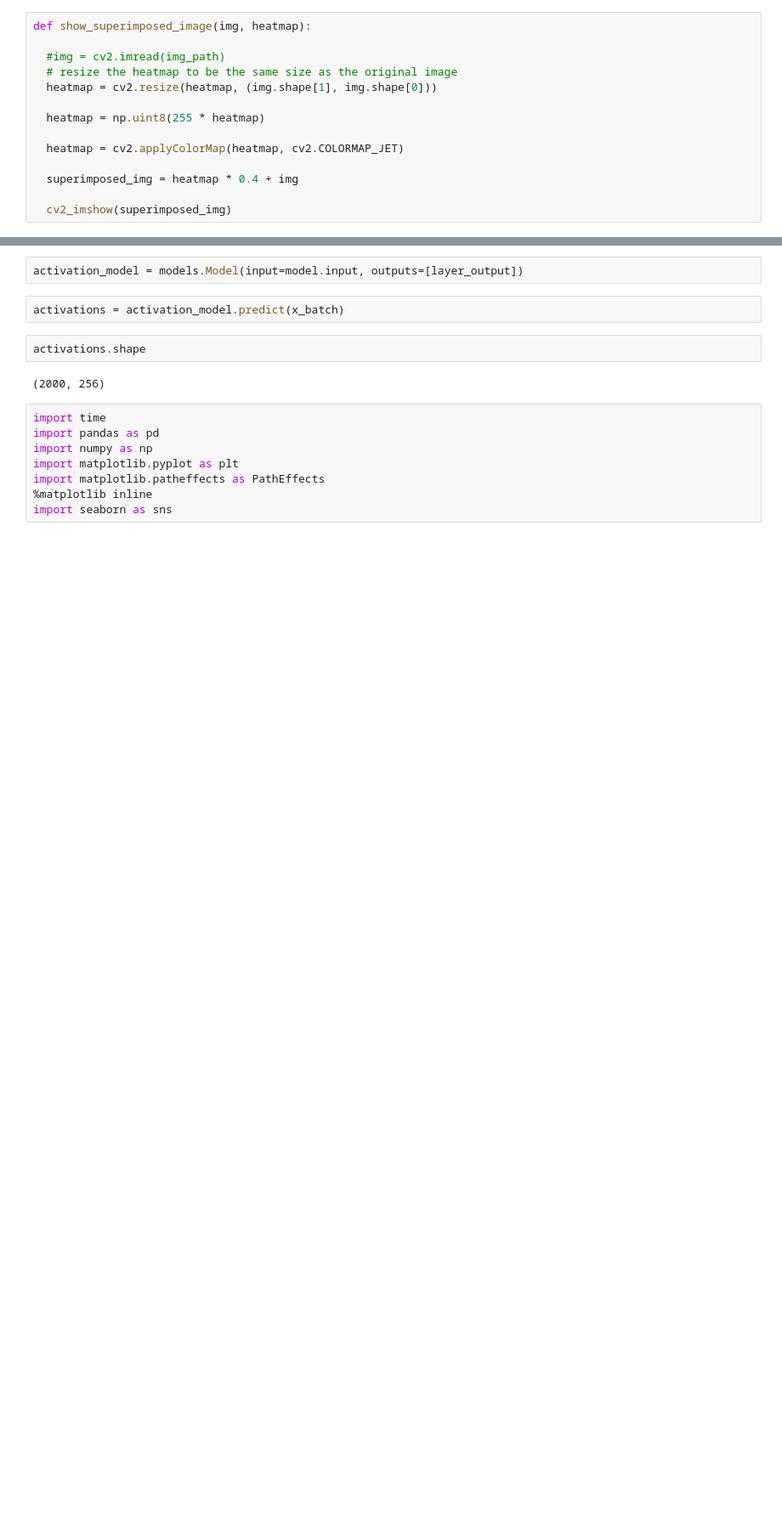
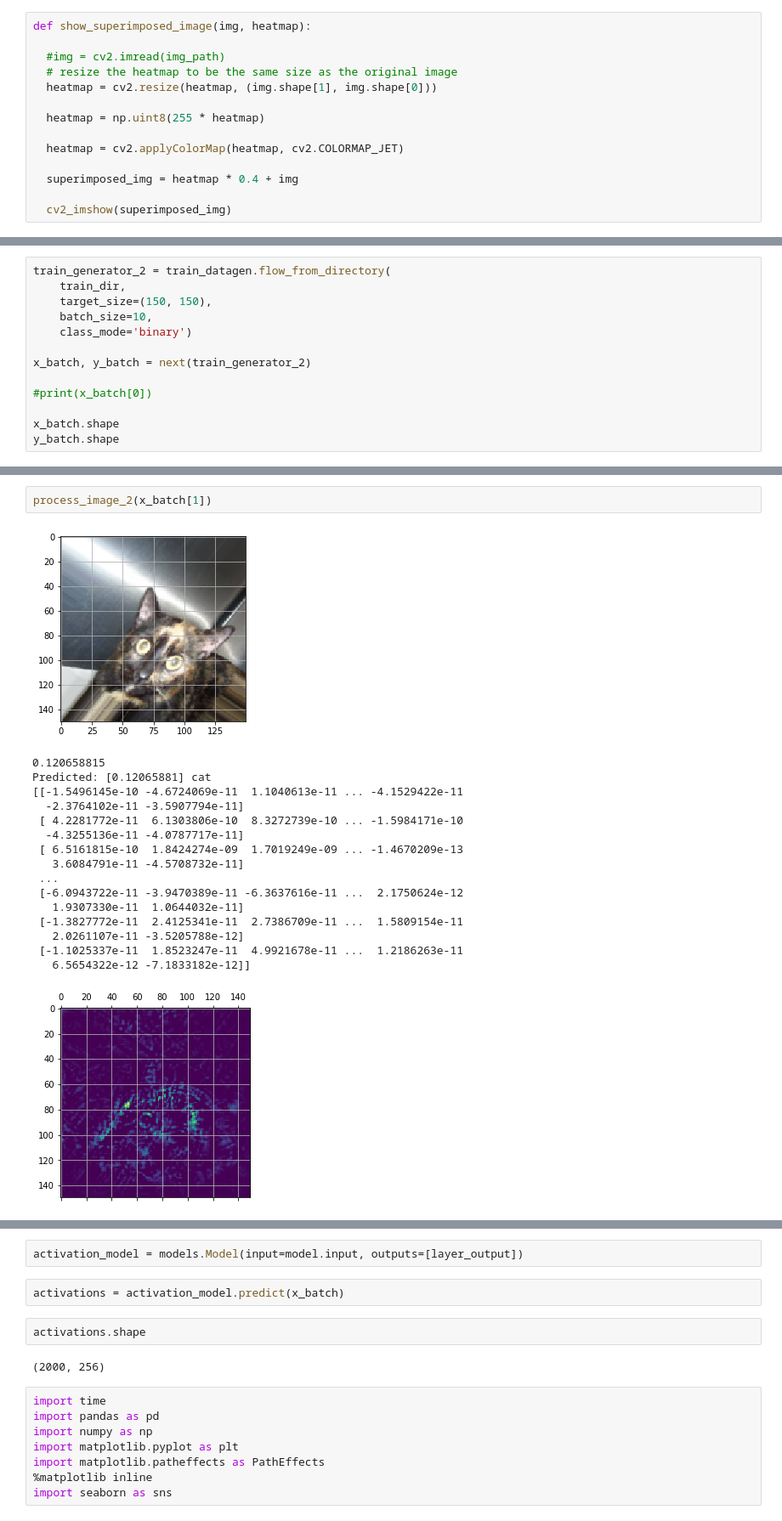
Before and after one commit to Wasabi-Bobby/MachineLearningHomework, a Jupyter notebook: HW3_3&4.ipynb, the cells around one changed output, grey strips where cells are left out. Shown at 85% size. Drawn from its saved outputs; the diff is of its cells as text; blank space fills up the shorter version.

```diff
--- a/HW3_3&4.ipynb
+++ b/HW3_3&4.ipynb
@@ -348,0 +376,13 @@ def process_image_2(img, idx=0):
+# %%
+train_generator_2 = train_datagen.flow_from_directory(
+    train_dir,
+    target_size=(150, 150),
+    batch_size=10,
+    class_mode='binary')
+
+x_batch, y_batch = next(train_generator_2)
+
+#print(x_batch[0])
+
+x_batch.shape
+y_batch.shape
@@ -348,0 +413,20 @@ def process_image_2(img, idx=0):
+# %%
+process_image_2(x_batch[1])
+# %% [output]
+[figure, added]
+0.120658815
+Predicted: [0.12065881] cat
+[[-1.5496145e-10 -4.6724069e-11  1.1040613e-11 ... -4.1529422e-11
+  -2.3764102e-11 -3.5907794e-11]
+ [ 4.2281772e-11  6.1303806e-10  8.3272739e-10 ... -1.5984171e-10
+  -4.3255136e-11 -4.0787717e-11]
+ [ 6.5161815e-10  1.8424274e-09  1.7019249e-09 ... -1.4670209e-13
+   3.6084791e-11 -4.5708732e-11]
+ ...
+ [-6.0943722e-11 -3.9470389e-11 -6.3637616e-11 ...  2.1750624e-12
+   1.9307330e-11  1.0644032e-11]
+ [-1.3827772e-11  2.4125341e-11  2.7386709e-11 ...  1.5809154e-11
+   2.0261107e-11 -3.5205788e-12]
+ [-1.1025337e-11  1.8523247e-11  4.9921678e-11 ...  1.2186263e-11
+   6.5654322e-12 -7.1833182e-12]]
+[figure, added]
```
Also changed, not shown: parts of 22 cells of this notebook.
